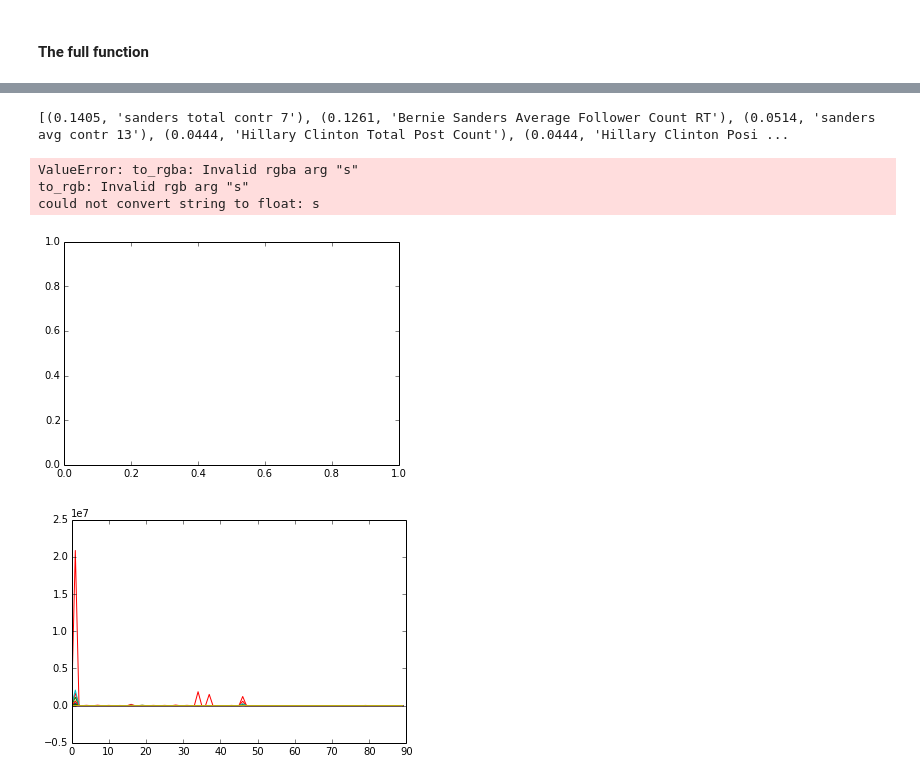
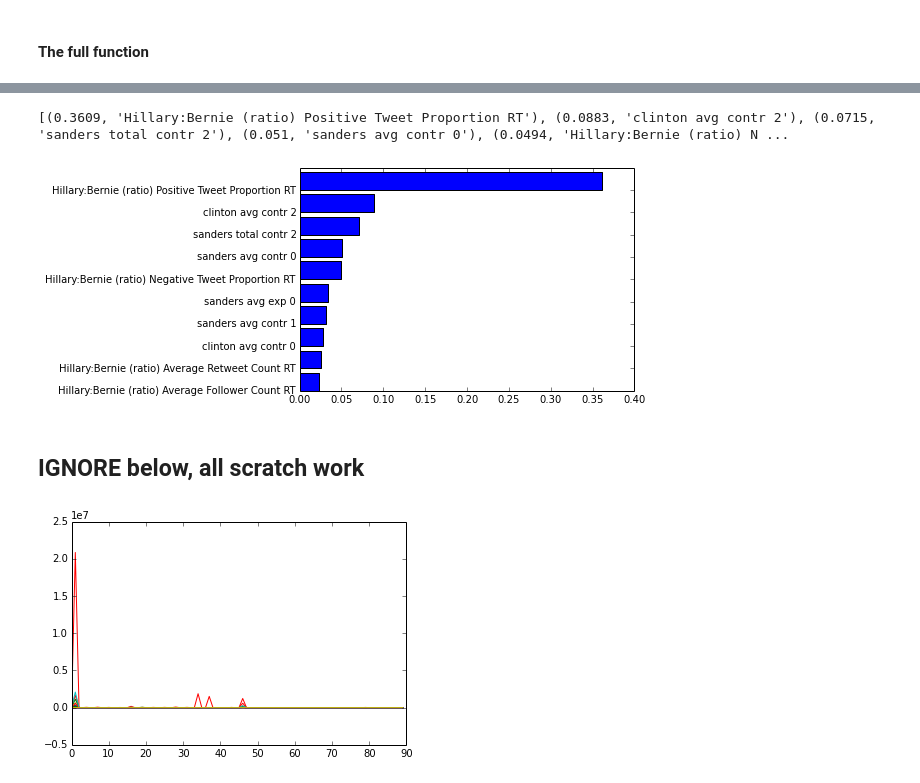
Before and after one commit to sbalanovich/APM115Proj2, a Jupyter notebook: SergueiNotebooks/Random Forest Tests.ipynb, the cells around one changed output, grey strips where cells are left out. Drawn from its saved outputs; the diff is of its cells as text; code cells hidden in the pictures.

```diff
--- a/SergueiNotebooks/Random Forest Tests.ipynb
+++ b/SergueiNotebooks/Random Forest Tests.ipynb
@@ -292,0 +434,5 @@ def testRandomForest(X, y):
+# %%
+estimators = []
+for i, X in enumerate(XsToTry):
+    estimator = rfGridSearch(X, y, XsNames[i])
+    estimators.append(estimator)
@@ -292,0 +467,18 @@ def testRandomForest(X, y):
+# %%
+for i in range(len(XsToTry)):
+    err_down, err_up = pred_ints(estimators[i], XsToTry[i], percentile=90)
+
+    truth = y
+    correct = 0.
+    for k, val in enumerate(truth):
+        if err_down[k] <= val <= err_up[k]:
+            correct += 1
+    print "Testing this feature matrix: " + XsNames[i]+ "\n"
+    print "Number of observations to fall into prediction intervals:"
+    print correct/len(truth)
+    plt.errorbar(range(len(y)), y, yerr=[err_down, err_up], fmt='--o')
+    plt.title('70% Prediction Intervals for NY Counties')
+    plt.xlabel('Counties')
+    plt.ylabel('Clinton % to win')
+    plt.show()
+#     break
@@ -314,6 +550 @@ def predictWins(estimator, X, y):
     print errs
-# %%
-estimators = []
-for X in XsToTry:
-    estimator = testRandomForest(X, y)
-    estimators.append(estimator)
@@ -349,15 +577,24 @@ predictWins(estimators[-1], XforCT, yForCT)
+# %%
+cands = ["clinton", "sanders"]
+featureFin = ["avg", "total"]
+typeFin = ["contr","exp"]
+featureNames = []
+for x in cands:
+    for i in typeFin:
+        for j in range(3):
+            for k in featureFin:
+                featureNames.append(x + " " + k + " " + i + " " + str(j))
+twitterFeatures = ['Hillary:Bernie (ratio) Average Follower Count', 'Hillary:Bernie (ratio) Average Retweet Count', 'Hillary:Bernie (ratio) Unique Posters', 'Hillary:Bernie (ratio) Total Post Count', 'Hillary:Bernie (ratio) Average Favorite Count', 'Hillary:Bernie (ratio) Positive Tweet Proportion', 'Hillary:Bernie (ratio) Negative Tweet Proportion', 'Hillary:Bernie (ratio) Average Favorite Count RT', 'Hillary:Bernie (ratio) Average Follower Count RT', 'Hillary:Bernie (ratio) Unique Posters RT', 'Hillary:Bernie (ratio) Average Retweet Count RT', 'Hillary:Bernie (ratio) Total Post Count RT', 'Hillary:Bernie (ratio) Positive Tweet Proportion RT', 'Hillary:Bernie (ratio) Negative Tweet Proportion RT']
+totalFeatureNames = featureNames + twitterFeatures
 # %%
 impts = sorted(zip(map(lambda x: round(x, 4), estimators[-1].feature_importances_), totalFeatureNames),
              reverse=True)
 print(impts[:10])
 lolol = sorted(impts[:10])
-plt.barh([l for l in range(len(lolol))], [l[0] for l in lolol], color="seaborn")
+plt.barh([l for l in range(len(lolol))], [l[0] for l in lolol])
 plt.yticks([l for l in range(10)], [l[1] for l in lolol])
 # boom.set_yticklabels(tuple([l[1] for l in lolol]))
 plt.show()
 # %% [output]
-[(0.1405, 'sanders total contr 7'), (0.1261, 'Bernie Sanders Average Follower Count RT'), (0.0514, 'sanders avg contr 13'), (0.0444, 'Hillary Clinton Total Post Count'), (0.0444, 'Hillary Clinton Posi ...
+[(0.3609, 'Hillary:Bernie (ratio) Positive Tweet Proportion RT'), (0.0883, 'clinton avg contr 2'), (0.0715, 'sanders total contr 2'), (0.051, 'sanders avg contr 0'), (0.0494, 'Hillary:Bernie (ratio) N ...
-ValueError: to_rgba: Invalid rgba arg "s"
-to_rgb: Invalid rgb arg "s"
-could not convert string to float: s
-[figure, old version]
+[figure, new version]
@@ -376,3 +601,5 @@ totalFeatureNames = featureNames + twitterFeatures
+# %% [markdown]
+## IGNORE below, all scratch work
 # %%
 df = buildFinanceFeatureFrame('NY', ['Clinton', 'Sanders'], inclTime=True)
 for row in df:
```
Also changed, not shown: parts of 19 cells of this notebook, 1 other file.
